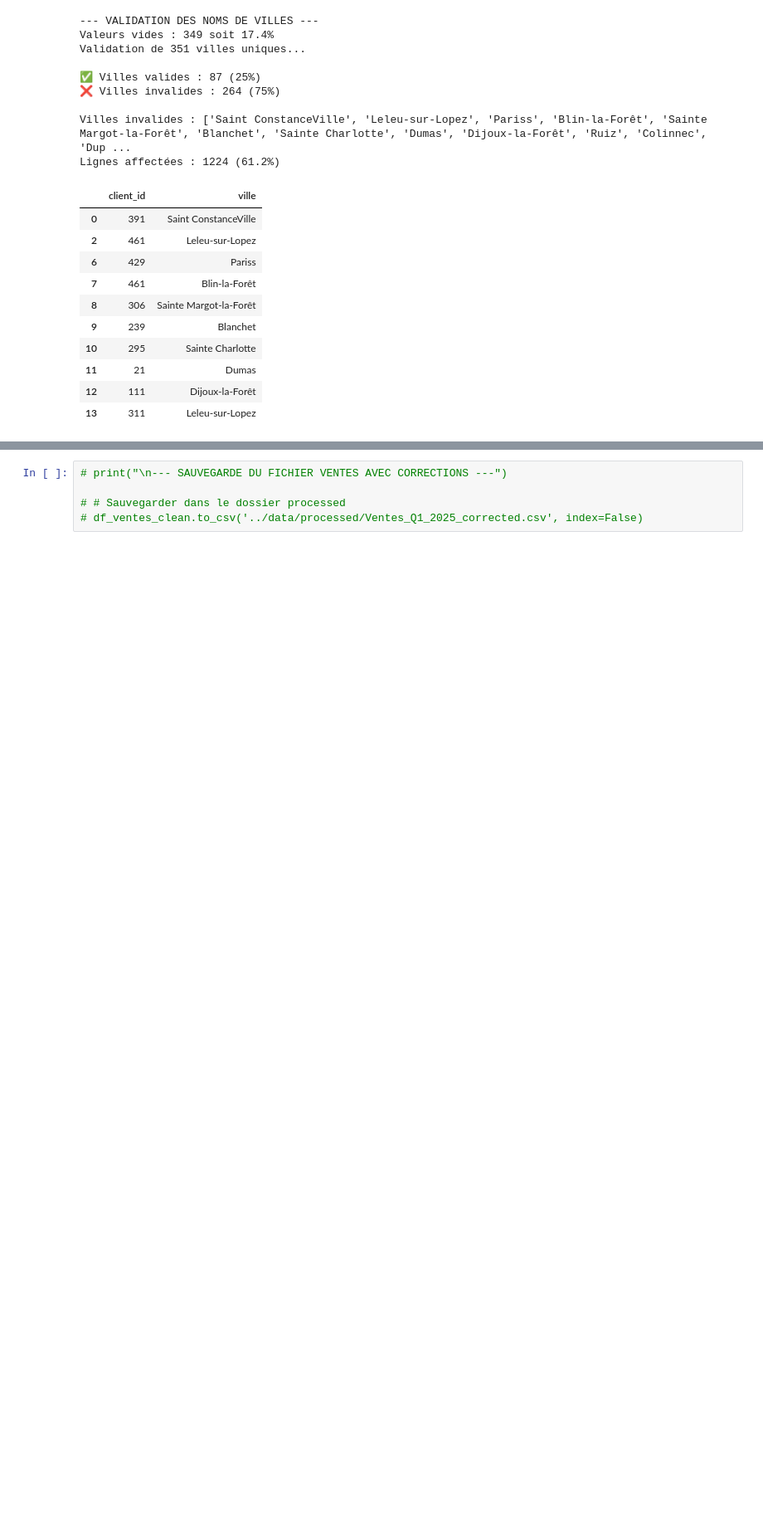
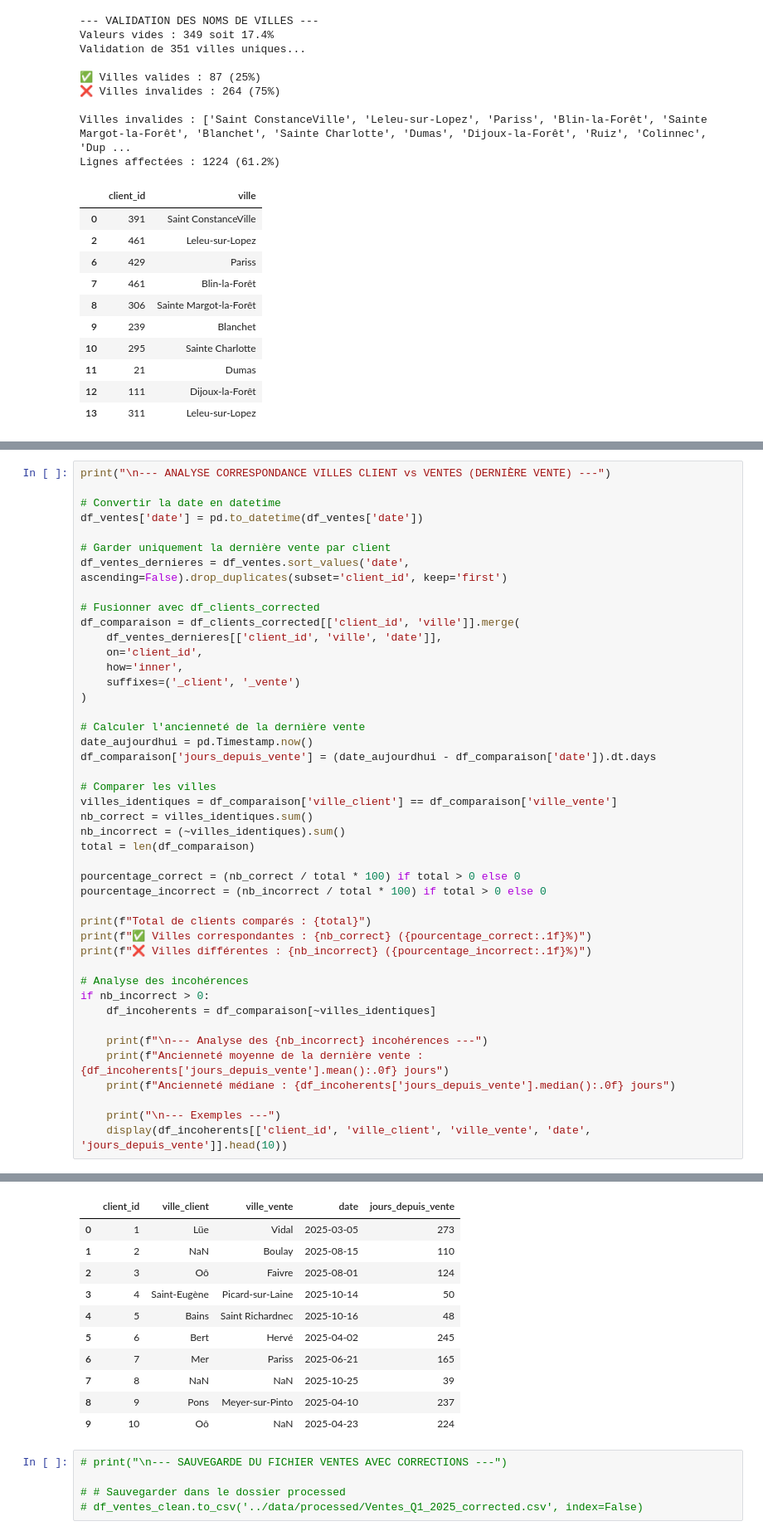
Before and after one commit to Kromaric/data_managment, a Jupyter notebook: notebooks/analyse_ventes_lp.ipynb, the cells around one changed output, grey strips where cells are left out. Shown at 83% size. Drawn from its saved outputs; the diff is of its cells as text; blank space fills up the shorter version.

```diff
--- a/notebooks/analyse_ventes_lp.ipynb
+++ b/notebooks/analyse_ventes_lp.ipynb
@@ -482,0 +604,45 @@ Lignes affectées : 1224 (61.2%)
+# %%
+print("\n--- ANALYSE CORRESPONDANCE VILLES CLIENT vs VENTES (DERNIÈRE VENTE) ---")
+
+# Convertir la date en datetime
+df_ventes['date'] = pd.to_datetime(df_ventes['date'])
+
+# Garder uniquement la dernière vente par client
+df_ventes_dernieres = df_ventes.sort_values('date', ascending=False).drop_duplicates(subset='client_id', keep='first')
+
+# Fusionner avec df_clients_corrected
+df_comparaison = df_clients_corrected[['client_id', 'ville']].merge(
+    df_ventes_dernieres[['client_id', 'ville', 'date']],
+    on='client_id',
+    how='inner',
+    suffixes=('_client', '_vente')
+)
+
+# Calculer l'ancienneté de la dernière vente
+date_aujourdhui = pd.Timestamp.now()
+df_comparaison['jours_depuis_vente'] = (date_aujourdhui - df_comparaison['date']).dt.days
+
+# Comparer les villes
+villes_identiques = df_comparaison['ville_client'] == df_comparaison['ville_vente']
+nb_correct = villes_identiques.sum()
+nb_incorrect = (~villes_identiques).sum()
+total = len(df_comparaison)
+
+pourcentage_correct = (nb_correct / total * 100) if total > 0 else 0
+pourcentage_incorrect = (nb_incorrect / total * 100) if total > 0 else 0
+
+print(f"Total de clients comparés : {total}")
+print(f"✅ Villes correspondantes : {nb_correct} ({pourcentage_correct:.1f}%)")
+print(f"❌ Villes différentes : {nb_incorrect} ({pourcentage_incorrect:.1f}%)")
+
+# Analyse des incohérences
+if nb_incorrect > 0:
+    df_incoherents = df_comparaison[~villes_identiques]
+
+    print(f"\n--- Analyse des {nb_incorrect} incohérences ---")
+    print(f"Ancienneté moyenne de la dernière vente : {df_incoherents['jours_depuis_vente'].mean():.0f} jours")
+    print(f"Ancienneté médiane : {df_incoherents['jours_depuis_vente'].median():.0f} jours")
+
+    print("\n--- Exemples ---")
+    display(df_incoherents[['client_id', 'ville_client', 'ville_vente', 'date', 'jours_depuis_vente']].head(10))
+# %% [output]
@@ -483,3 +659,14 @@ Lignes affectées : 1224 (61.2%)
+|  | client_id | ville_client | ville_vente | date | jours_depuis_vente |
+| 0 | 1 | Lüe | Vidal | 2025-03-05 | 273 |
+| 1 | 2 | NaN | Boulay | 2025-08-15 | 110 |
+| 2 | 3 | Oô | Faivre | 2025-08-01 | 124 |
+| 3 | 4 | Saint-Eugène | Picard-sur-Laine | 2025-10-14 | 50 |
+| 4 | 5 | Bains | Saint Richardnec | 2025-10-16 | 48 |
+| 5 | 6 | Bert | Hervé | 2025-04-02 | 245 |
+| 6 | 7 | Mer | Pariss | 2025-06-21 | 165 |
+| 7 | 8 | NaN | NaN | 2025-10-25 | 39 |
+| 8 | 9 | Pons | Meyer-sur-Pinto | 2025-04-10 | 237 |
+| 9 | 10 | Oô | NaN | 2025-04-23 | 224 |
 # %%
 # print("\n--- SAUVEGARDE DU FICHIER VENTES AVEC CORRECTIONS ---")
 
```
Also changed, not shown: parts of 5 cells of this notebook.
